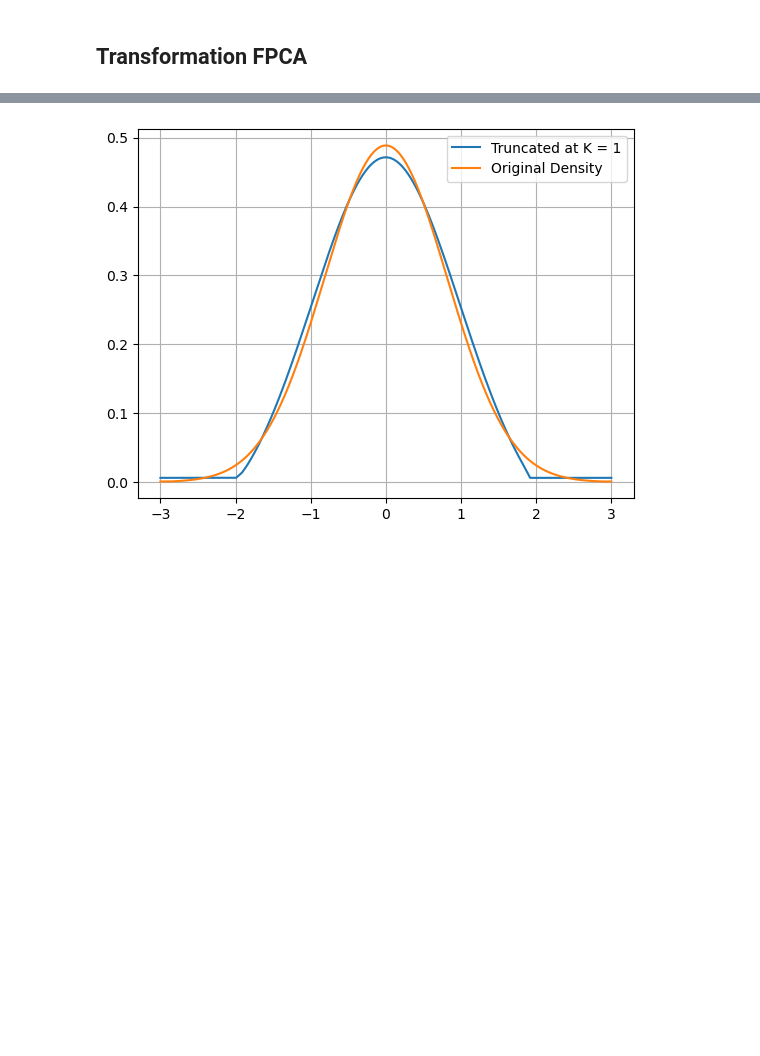
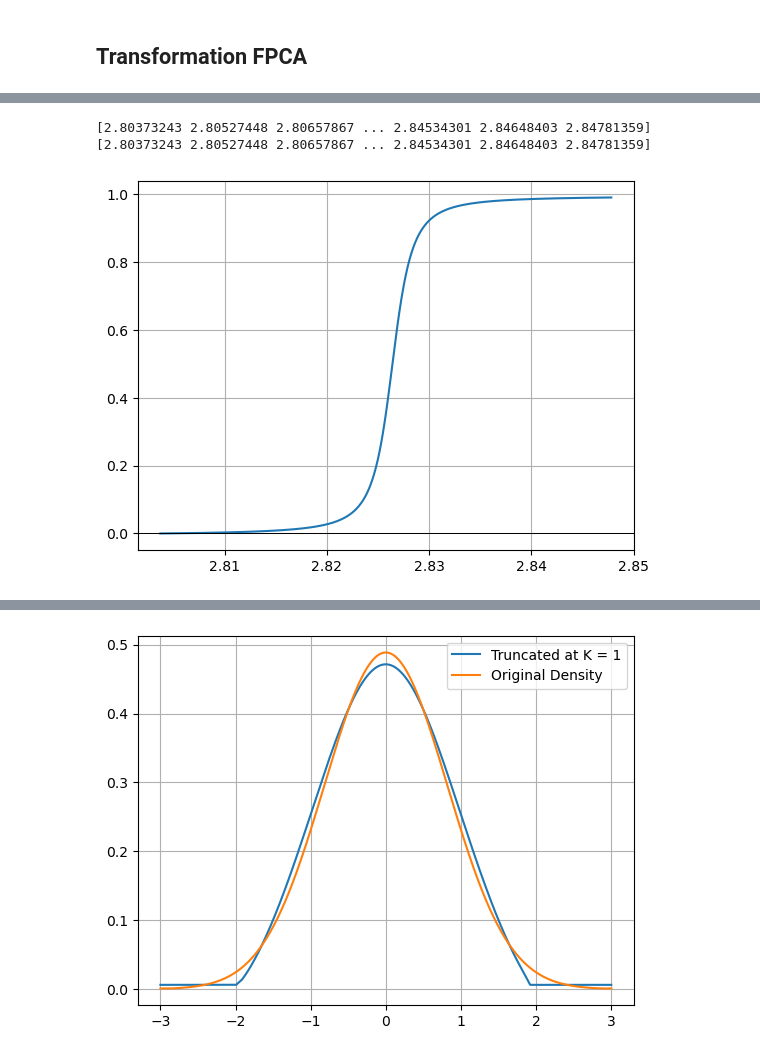
Before and after one commit to mirkimirk/thesis_frechet_fda, a Jupyter notebook: src/frechet_fda/reproduction_petersen2016.ipynb, the cells around one changed output, grey strips where cells are left out. Saved outputs shown, nothing was run; the diff lists cells and outputs as text; code cells hidden in the pictures; blank space fills up the shorter version.

```diff
--- a/src/frechet_fda/reproduction_petersen2016.ipynb
+++ b/src/frechet_fda/reproduction_petersen2016.ipynb
@@ -92,0 +121,2 @@ inverse_log_qdfs[0].compare(new_pdfs[0] + 0.01)
+# %%
+temp, theti, nqfs, cqfs, cdfs= inverse_log_qd_transform([log_qdfs[0] + log_qdfs[1]], -3, 3)
@@ -93,3 +148,11 @@ inverse_log_qdfs[0].compare(new_pdfs[0] + 0.01)
+# %%
+nqfs[0].y[-1], cqfs[0].y[-1]
+si = temp[0].warp_range(get_optimal_range(temp)[0,0], get_optimal_range(temp)[0,1])
+si.integrate().plot()
+# %% [output]
+[2.80373243 2.80527448 2.80657867 ... 2.84534301 2.84648403 2.84781359]
+[2.80373243 2.80527448 2.80657867 ... 2.84534301 2.84648403 2.84781359]
+[figure, added]
 # %%
 # Compute transformation FPCA objects
 pcs_to_compute = 3
```
Also changed, not shown: parts of 12 cells of this notebook, 3 other files.
